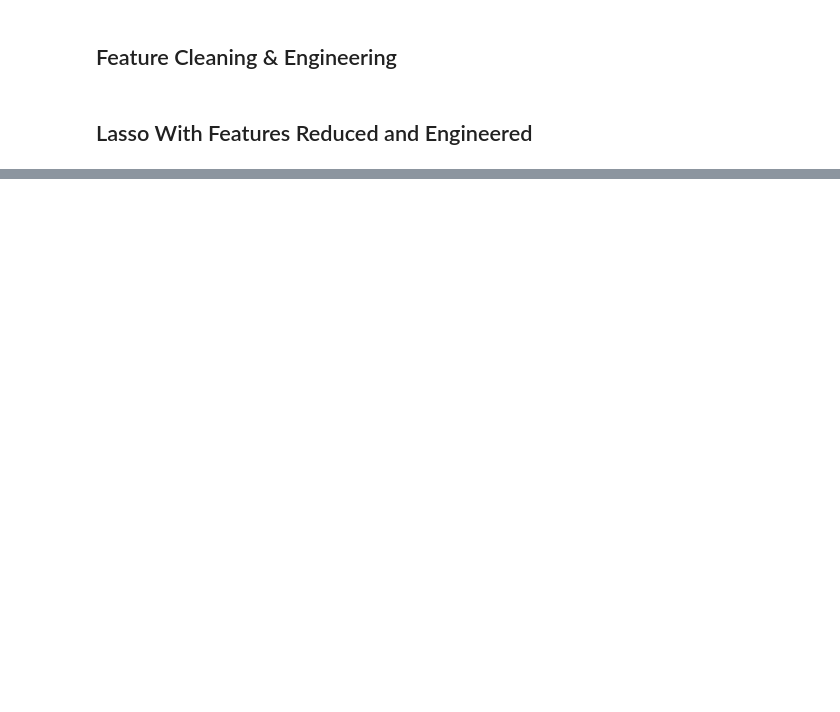
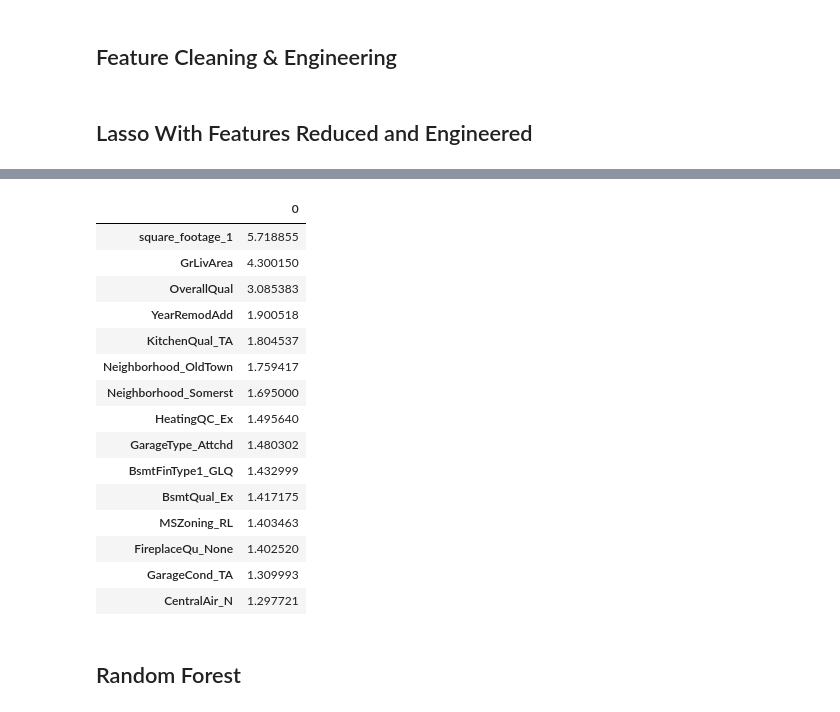
Before and after one commit to nickelworks/machine-learning-housing-project, a Jupyter notebook: Tony/Lasso Version 1.ipynb, the cells around one changed output, grey strips where cells are left out. Saved outputs shown, nothing was run; the diff lists cells and outputs as text; code cells hidden in the pictures; blank space fills up the shorter version.

```diff
--- a/Tony/Lasso Version 1.ipynb
+++ b/Tony/Lasso Version 1.ipynb
@@ -252,3 +193,3 @@ gs = GridSearchCV(
 # %%
-gs.fit(x_train, y_train)
+y = lasso.set_params(alpha = alphas[best_alpha]).fit(x_train, y_train)
 # %% [output]
@@ -320,0 +227,31 @@ sorted([(abs(x[0]), x[1]) for x in co], reverse=True)
+# %%
+def calc_vif(data):
+    vif = {}
+    for feature in data.columns:
+        X = [f for f in data.columns if f != feature]
+        X = data[X]
+        y = data[feature]
+        r2 = linear_model.LinearRegression().fit(X,y).score(X,y)
+        vif[feature] = 1/(1-r2)
+    return pd.DataFrame.from_dict([vif]).T.sort_values(ascending = False, by = 0)
+# %%
+calc_vif(X[sorted_best_coefs[:20]["index"].values[:15]])
+# %% [output]
+|  | 0 |
+| square_footage_1 | 5.718855 |
+| GrLivArea | 4.300150 |
+| OverallQual | 3.085383 |
+| YearRemodAdd | 1.900518 |
+| KitchenQual_TA | 1.804537 |
+| Neighborhood_OldTown | 1.759417 |
+| Neighborhood_Somerst | 1.695000 |
+| HeatingQC_Ex | 1.495640 |
+| GarageType_Attchd | 1.480302 |
+| BsmtFinType1_GLQ | 1.432999 |
+| BsmtQual_Ex | 1.417175 |
+| MSZoning_RL | 1.403463 |
+| FireplaceQu_None | 1.402520 |
+| GarageCond_TA | 1.309993 |
+| CentralAir_N | 1.297721 |
+# %% [markdown]
+## Random Forest
```
Also changed, not shown: parts of 33 cells of this notebook, 1 other file.
